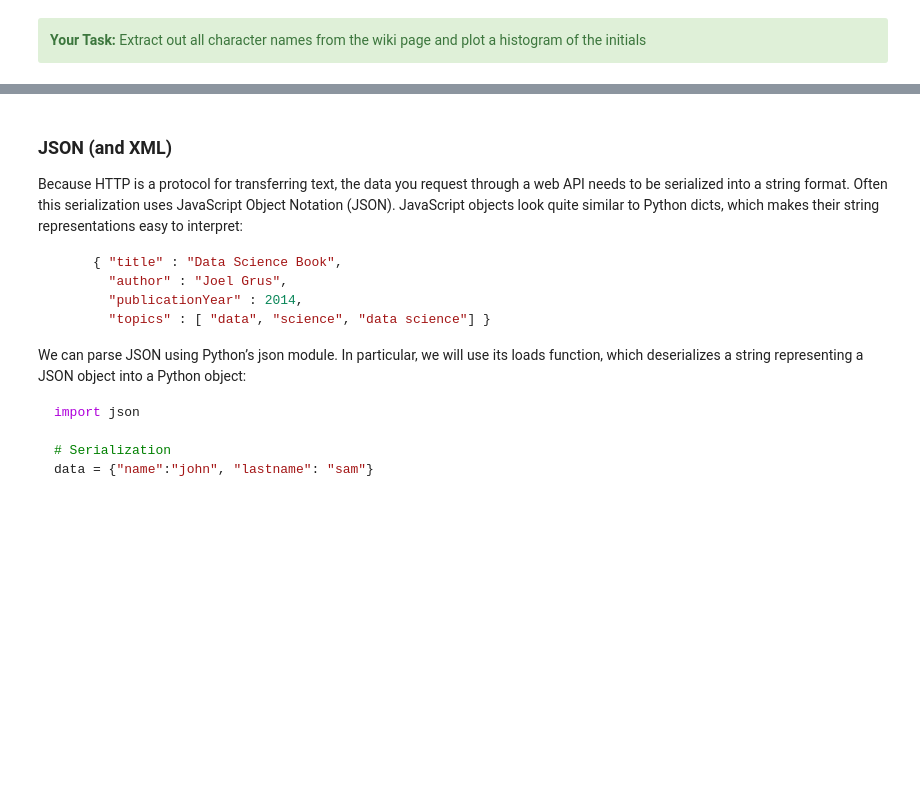
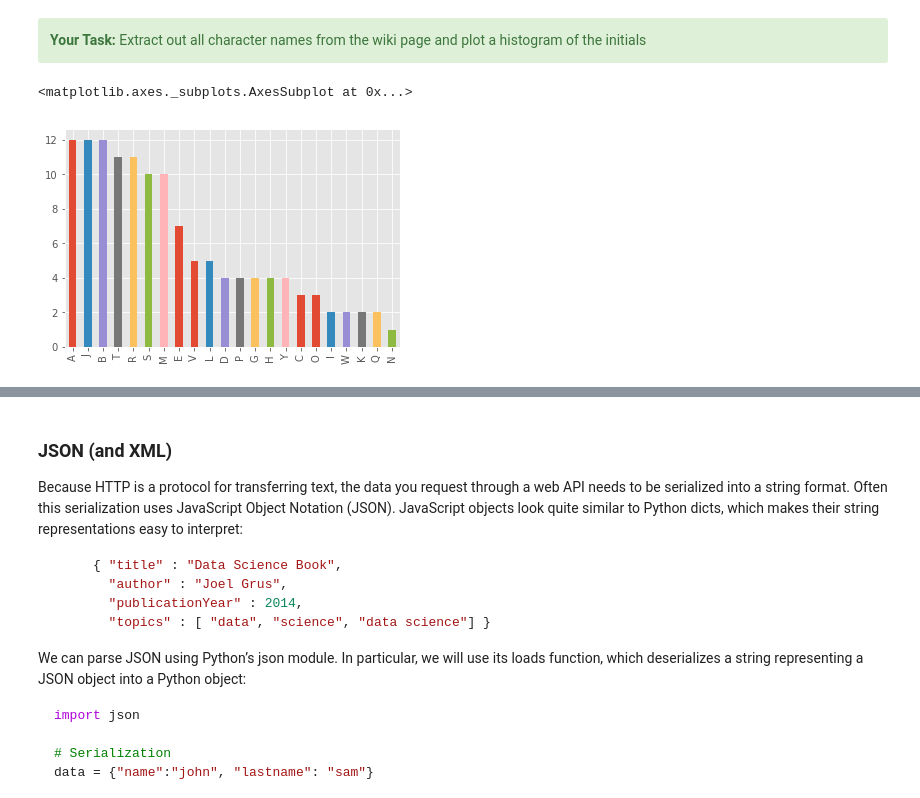
Before and after one commit to jarhan/data-mining, a Jupyter notebook: lect03/03-collecting-data.ipynb, the cells around one changed output, grey strips where cells are left out. Drawn from its saved outputs; the diff is of its cells as text; code cells hidden in the pictures; blank space fills up the shorter version.

```diff
--- a/lect03/03-collecting-data.ipynb
+++ b/lect03/03-collecting-data.ipynb
@@ -907,2 +914,15 @@ Extract out all character names from the wiki page and plot a histogram of the i
+# %%
+# Fill code here
+names = []
+
+for link in soup.find_all('li',{'class':'toclevel-2'}):
+    names.append(link.find_all('span',{'class':'toctext'})[0].string)
+
+df = pd.DataFrame(names, columns=['name'])
+df['initial'] = df['name'].apply(lambda x:x[0])
+df['initial'].value_counts().plot(kind='bar')
+# %% [output]
+<matplotlib.axes._subplots.AxesSubplot at 0x...>
+[figure, added]
 # %%
 # Expected result
```
Also changed, not shown: parts of 21 cells of this notebook, 3 other files.
